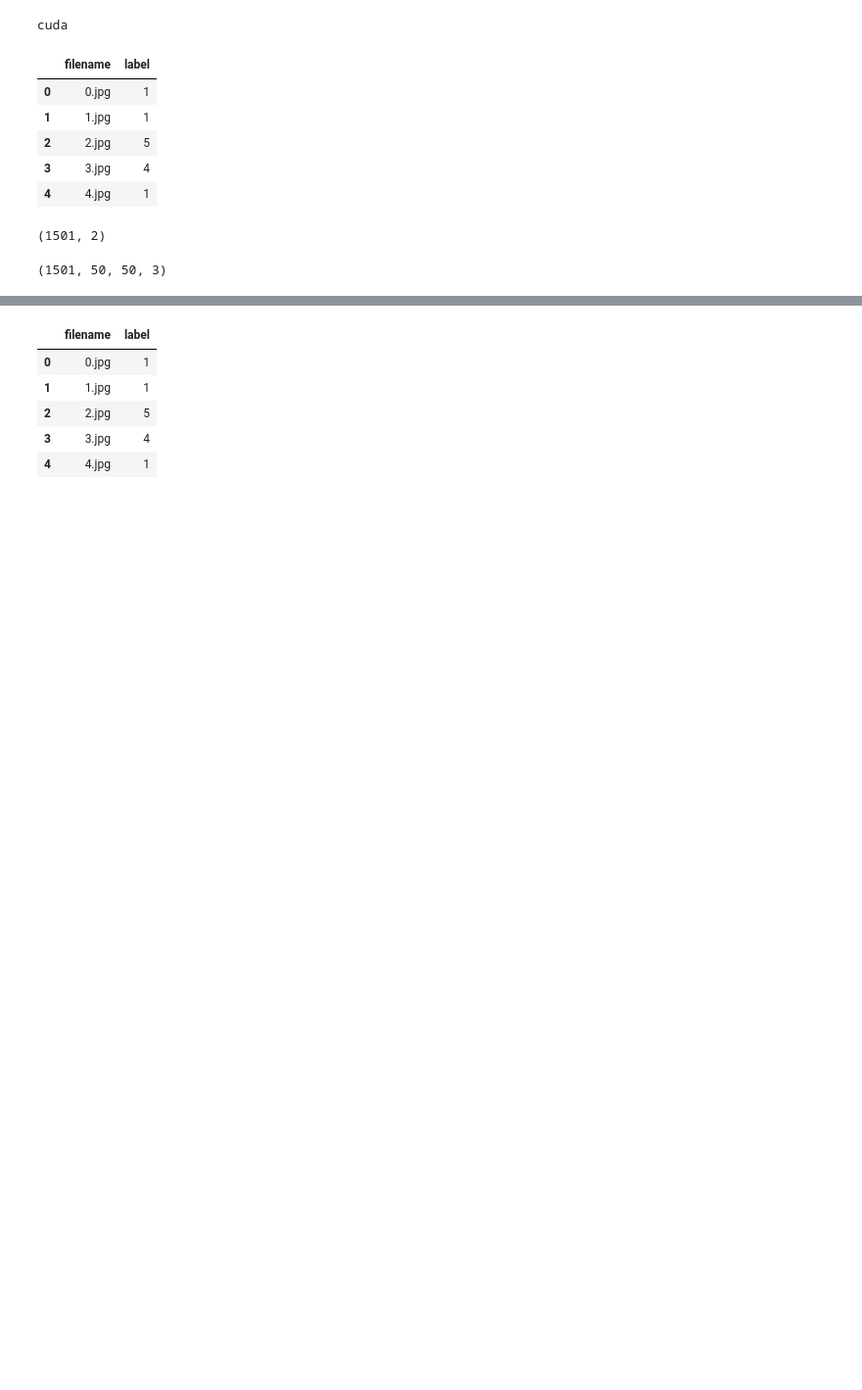
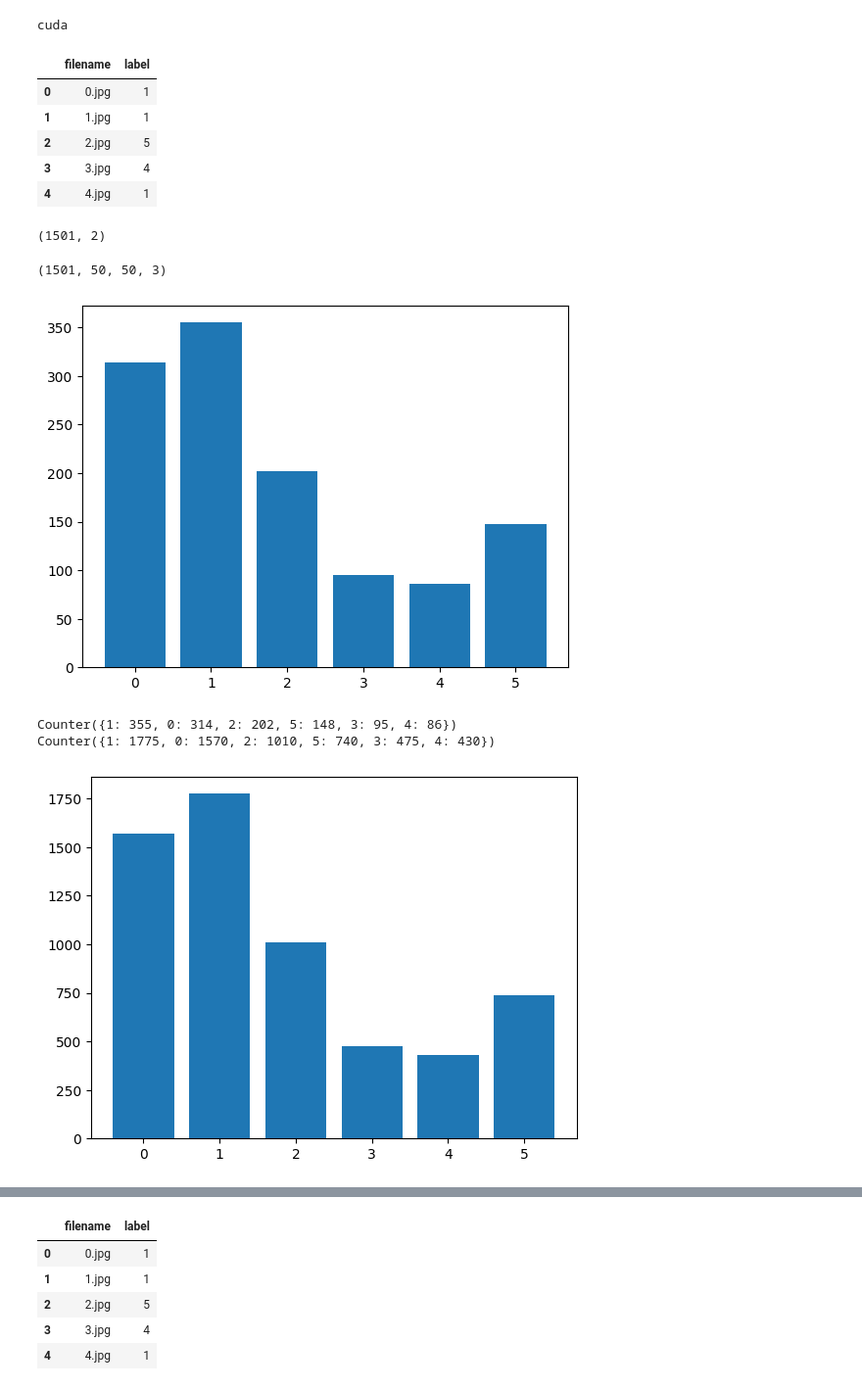
Before and after one commit to simasuiyuan/CS5242, a Jupyter notebook: project/Project_local.ipynb, the cells around one changed output, grey strips where cells are left out. Shown: that part at 98% size. Drawn from its saved outputs; the diff is of its cells as text; code cells hidden in the pictures; blank space fills up the shorter version.

```diff
--- a/project/Project_local.ipynb
+++ b/project/Project_local.ipynb
@@ -191,5 +205,11 @@ np.array(X).shape
 # min(label_distribution, key=label_distribution.get)
 # label_distribution[1]
 # %%
-X_train, X_test, y_train, y_test = train_test_split(X, y, test_size = 0.2, random_state = 2, stratify=y)
+X_train, X_test, y_train, y_test = train_test_split(X, y, test_size = 0.2, random_state = 10, stratify=y)
+X_train, y_train = augment_data_no_dist_balance(X_train, y_train)
+# %% [output]
+[figure, added]
+Counter({1: 355, 0: 314, 2: 202, 5: 148, 3: 95, 4: 86})
+Counter({1: 1775, 0: 1570, 2: 1010, 5: 740, 3: 475, 4: 430})
+[figure, added]
 # %%
```
Also changed, not shown: parts of 10 cells of this notebook, 1 other file.
